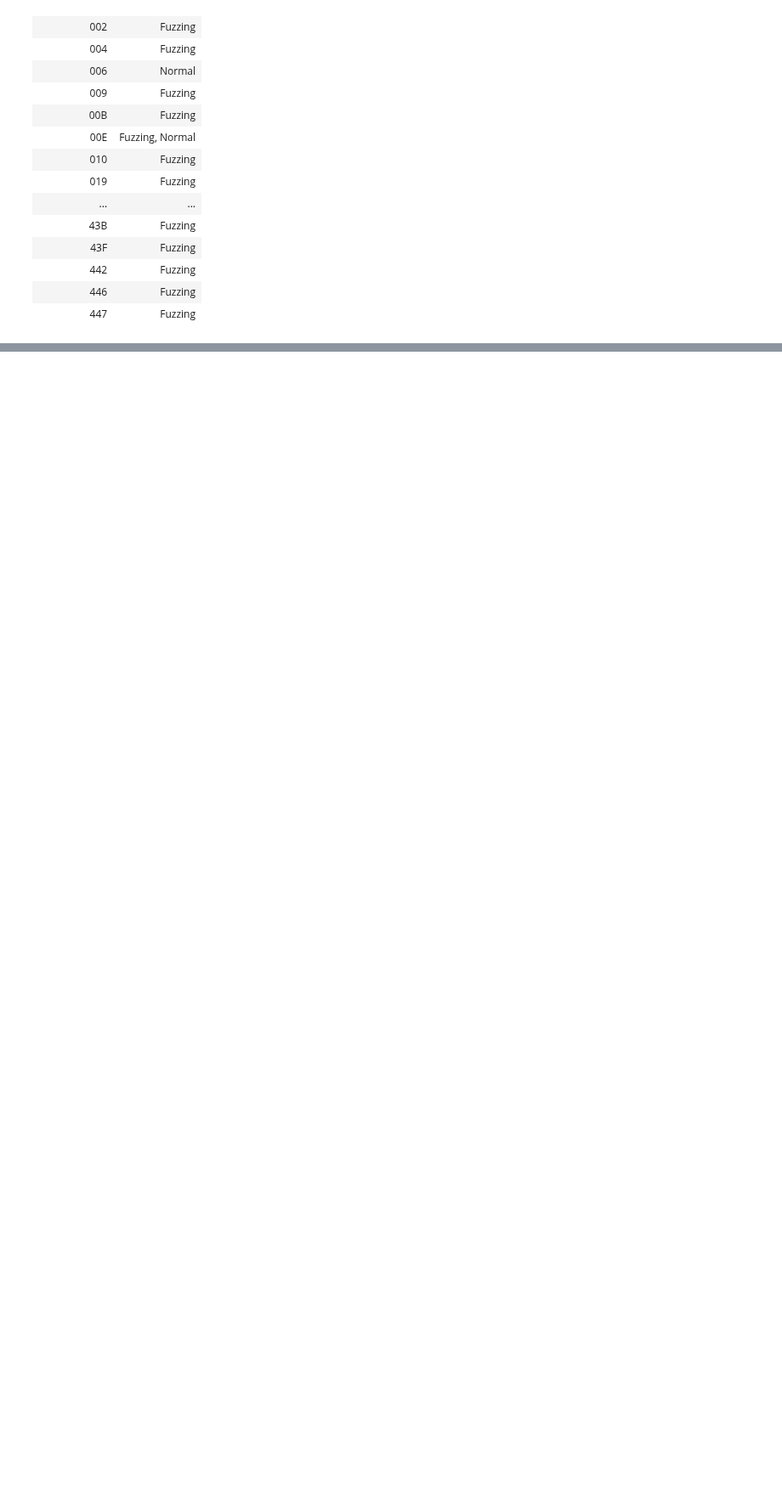
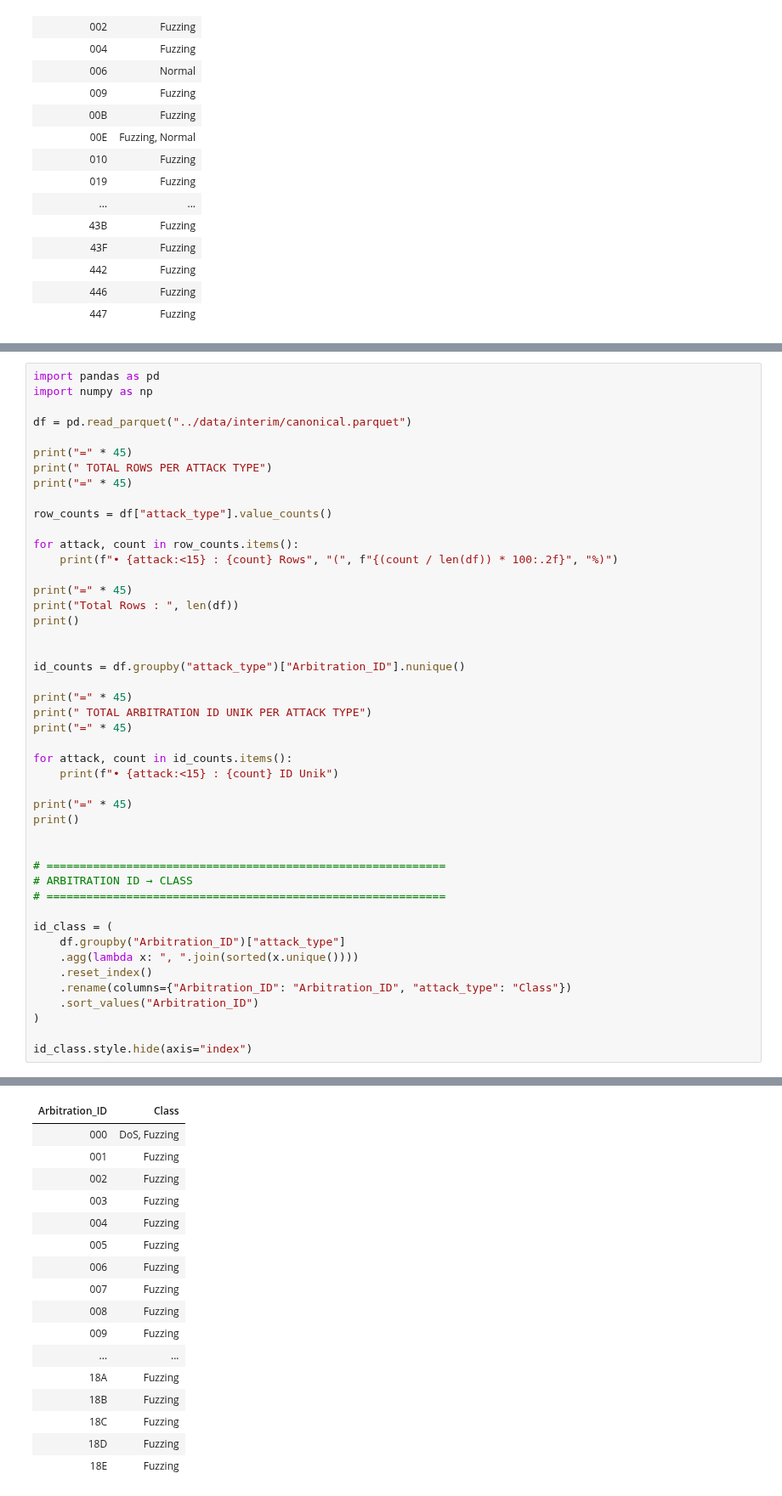
Before and after one commit to ayasy-el/FedCAN-IDS, a Jupyter notebook: notebook/dataset.ipynb, the cells around one changed output, grey strips where cells are left out. Shown at 85% size. Saved outputs shown, nothing was run; the diff lists cells and outputs as text; blank space fills up the shorter version.

```diff
--- a/notebook/dataset.ipynb
+++ b/notebook/dataset.ipynb
@@ -422,0 +425,47 @@ Total Rows :  1590977
+# %%
+import pandas as pd
+import numpy as np
+
+df = pd.read_parquet("../data/interim/canonical.parquet")
+
+print("=" * 45)
+print(" TOTAL ROWS PER ATTACK TYPE")
+print("=" * 45)
+
+row_counts = df["attack_type"].value_counts()
+
+for attack, count in row_counts.items():
+    print(f"• {attack:<15} : {count} Rows", "(", f"{(count / len(df)) * 100:.2f}", "%)")
+
+print("=" * 45)
+print("Total Rows : ", len(df))
+print()
+
+
+id_counts = df.groupby("attack_type")["Arbitration_ID"].nunique()
+
+print("=" * 45)
+print(" TOTAL ARBITRATION ID UNIK PER ATTACK TYPE")
+print("=" * 45)
+
+for attack, count in id_counts.items():
+    print(f"• {attack:<15} : {count} ID Unik")
+
+print("=" * 45)
+print()
+
+
+# ============================================================
+# ARBITRATION ID → CLASS
+# ============================================================
+
+id_class = (
+    df.groupby("Arbitration_ID")["attack_type"]
+    .agg(lambda x: ", ".join(sorted(x.unique())))
+    .reset_index()
+    .rename(columns={"Arbitration_ID": "Arbitration_ID", "attack_type": "Class"})
+    .sort_values("Arbitration_ID")
+)
+
+id_class.style.hide(axis="index")
+# %% [output]
@@ -422,0 +492,17 @@ Total Rows :  1590977
+| Arbitration_ID | Class |
+| 000 | DoS, Fuzzing |
+| 001 | Fuzzing |
+| 002 | Fuzzing |
+| 003 | Fuzzing |
+| 004 | Fuzzing |
+| 005 | Fuzzing |
+| 006 | Fuzzing |
+| 007 | Fuzzing |
+| 008 | Fuzzing |
+| 009 | Fuzzing |
+| ... | ... |
+| 18A | Fuzzing |
+| 18B | Fuzzing |
+| 18C | Fuzzing |
+| 18D | Fuzzing |
+| 18E | Fuzzing |
```
Also changed, not shown: parts of 2 cells of this notebook, 8 other files.
